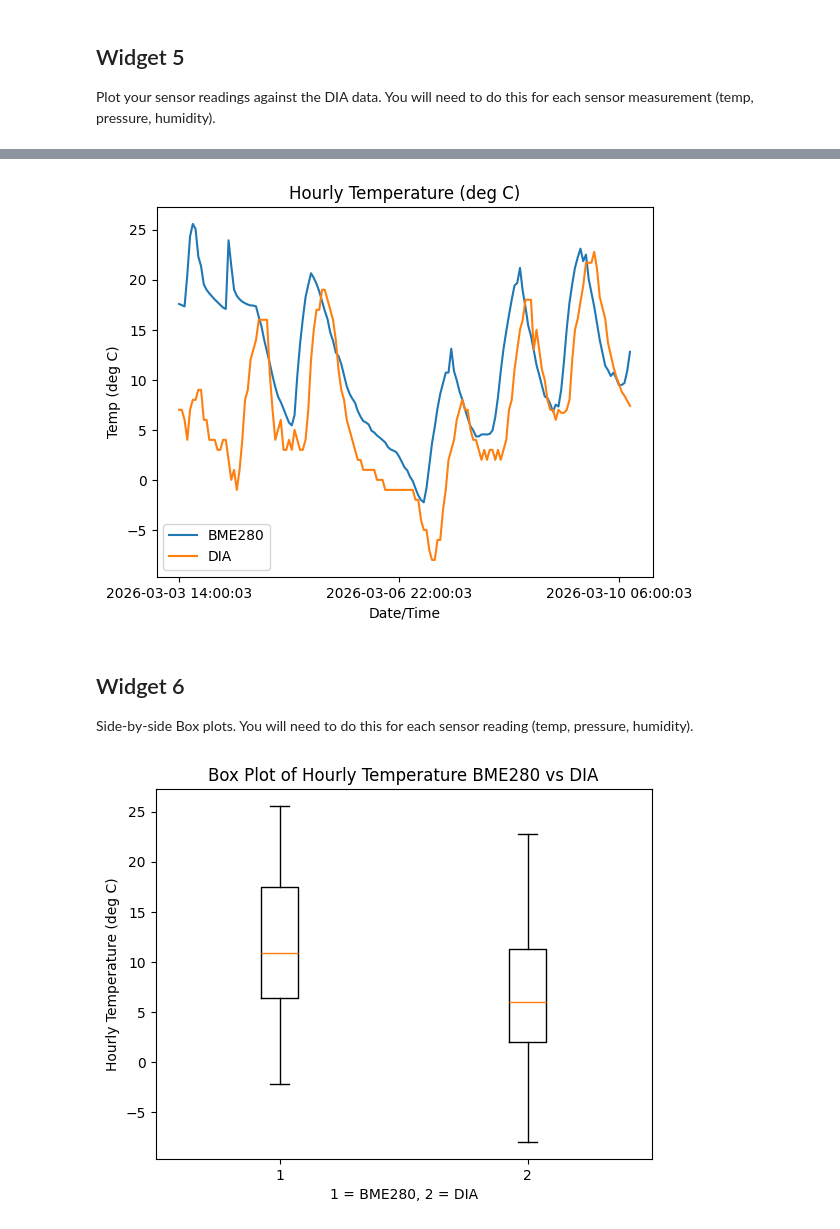
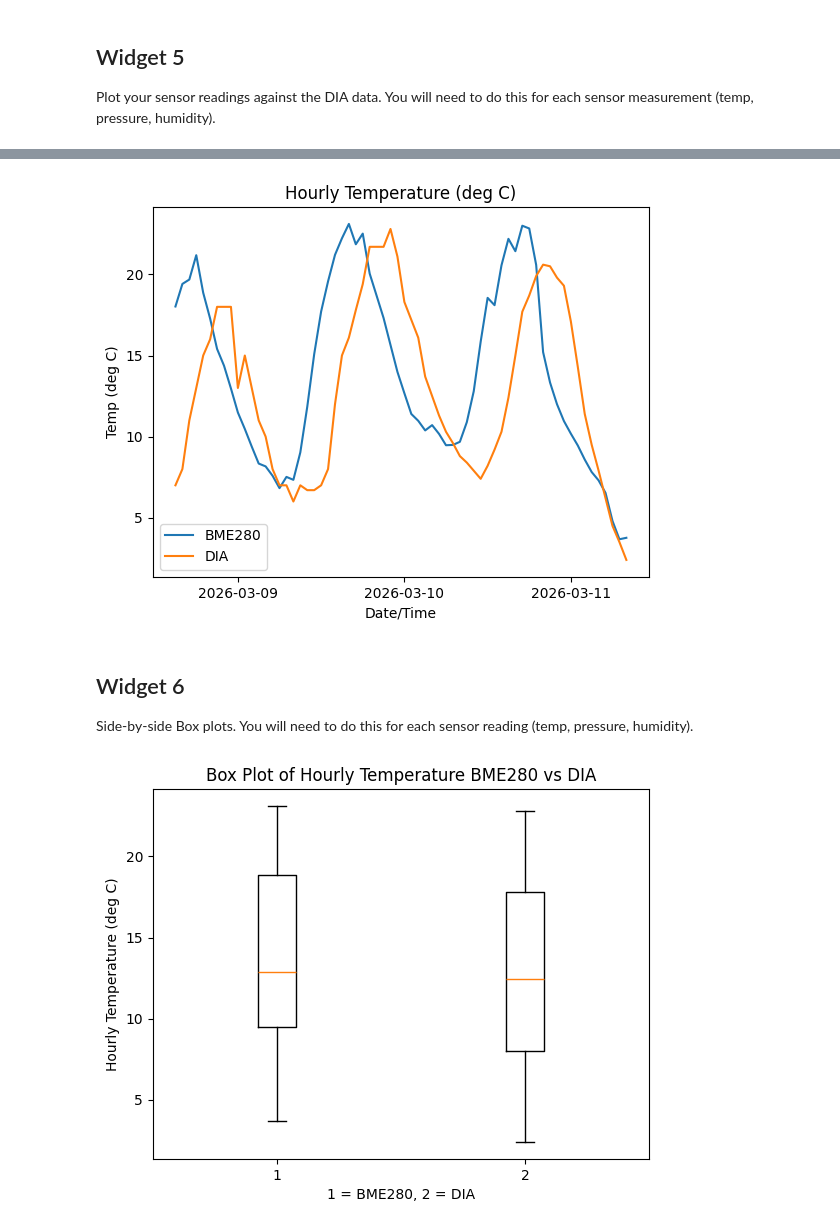
Before and after one commit to guyfrancis/dat1001, a Jupyter notebook: project1/Project1_Widgets.ipynb, the cells around one changed output, grey strips where cells are left out. Saved outputs shown, nothing was run; the diff lists cells and outputs as text; code cells hidden in the pictures.

```diff
--- a/project1/Project1_Widgets.ipynb
+++ b/project1/Project1_Widgets.ipynb
@@ -24,24 +24,23 @@ df.columns = ['Time', 'Temp (deg C)', 'Pressure (mbar)', 'Humidity (%)', 'Altitu
 # Drop altitude - we don't need it for this project
 df.drop(columns=['Altitude (m)'], inplace=True)
 
-# Get ride of decimal part of time - this level of detail is not needed
+# Get ride of decimal part of time and the seconds - this level of detail is not needed
 df['Time'] = df['Time'].str.split(".").str.get(0)
+df['Time'] = df['Time'].str[0:16]
 
-# Choose start and end indices (in case you want to discard some of the data at the start/end
-start_id = 1485
+# Choose start and end indices (in case you want to discard some of the data at the start/end)
+# Your should analyse and report on 2-5 days of continuous hourly data
+start_id = 1485 + 120
 end_id = len(df)
 
 
+# Copy the dataframe into a new dataframe called 'bme280' with the slice you are going to work with
+bme280 = df[start_id:end_id].copy()
+bme280.reset_index(drop=True, inplace=True)
 
-# Copy the dataframe into a new dataframe with the slice you are interested in
-hourly = df[start_id:end_id].copy()
-hourly.reset_index(drop=True, inplace=True)
+# Convert the 'Time' strings to dateime objects - if we do this consistently, it will be easily to plot and analyze our data
+bme280['Time'] = pd.to_datetime(bme280['Time'])
 
-# This is because my data crosses over the time change on 3/7 to 3/8. I interpolated for the missing hour
-# You probably don't need these two lines
-hourly=pd.concat([hourly[:108], hourly[108:109], hourly[108:]]).reset_index()
-hourly.loc[108, 'Time'] = "2026-03-08 02:00:03"
-
-# Check what we have in the DF
-hourly
+# Check contents of dataframe
+bme280
 # %% [output]
@@ -118,9 +119,8 @@ Data available from 1994-07-18 to 2026-03-17.
 Available parameters: [<Parameter.PRCP: 'prcp'>, <Parameter.PRES: 'pres'>, <Parameter.TEMP: 'temp'>, <Parameter.TMAX: 'tmax'>, <Parameter.TMIN: 'tmin'>, <Parameter.TXMN: 'txmn'>, <Parameter.TXMX: 'txm ...
 # %%
 # Set start and end dates to be start and end of your hourly sensor readings
-
-start= dt.datetime.strptime(hourly['Time'].iloc[0], "%Y-%m-%d %H:%M:%S")
-end = dt.datetime.strptime(hourly['Time'].iloc[-1], "%Y-%m-%d %H:%M:%S") + dt.timedelta(hours=1)
+start= bme280.loc[0, 'Time']
+end = bme280.loc[len(bme280)-1, 'Time']
 
 # Select Station - Use Denver International Airport as other stations may not have recent hourly data yet
 DIA_stn = ms.Station(id=station)
@@ -131,6 +131,11 @@ DIA_data = ms.hourly(DIA_stn, start, end)
 # Store data in pandas dataframes
 dia = DIA_data.fetch()
 dia = dia.reset_index()
-dia['time'] = dia['time'].astype('string')
+
+# Change datetime strings to datetime objects
+dia['time'] = pd.to_datetime(dia['time'])
+
+# Rename columns to be consistent with our bme280 dataframe
+dia.rename(columns={'time':'Time', 'temp':'Temp (deg C)', 'rhum':'Humidity (%)', 'pres':'Pressure (mbar)'}, inplace=True)
 dia
 # %% [output]
@@ -154,20 +168,21 @@ Plot your sensor readings against the DIA data. You will need to do this for eac
 # %%
 # Set up figure and axes using matplotlib.pyplot as plt
 fig, ax = plt.subplots()
 
-ax.plot(hourly['Time'], hourly['Temp (deg C)'], label='BME280')
-ax.plot(hourly['Time'], dia['temp'], label='DIA')
+ax.plot(bme280['Time'], bme280['Temp (deg C)'], label='BME280')
+ax.plot(dia['Time'], dia['Temp (deg C)'], label='DIA')
 ax.legend()
+
 # Set the maximum number of major ticks to 3 - adjust this number so that x axis labels don't overlap
 ax.xaxis.set_major_locator(MaxNLocator(3))
 
 # Set up title and axis labels and plot graph
 plt.title("Hourly Temperature (deg C)")
 plt.ylabel("Temp (deg C)")
 plt.xlabel("Date/Time")
 plt.show()
 # %% [output]
-[figure, old version]
+[figure, new version]
 # %% [markdown]
 ## Widget 6
 
@@ -176,14 +191,13 @@ Side-by-side Box plots. You will need to do this for each sensor reading (temp,
 # Create a combined plot for temperature for bme280 sensor and DIA
 fig, ax = plt.subplots()
 
-ax.boxplot([hourly['Temp (deg C)'], dia['temp']])
+ax.boxplot([bme280['Temp (deg C)'], dia['Temp (deg C)']])
 plt.xlabel("1 = BME280, 2 = DIA")
 plt.ylabel("Hourly Temperature (deg C)")
 plt.title("Box Plot of Hourly Temperature BME280 vs DIA")
-
 plt.show()
 # %% [output]
-[figure, old version]
+[figure, new version]
 # %% [markdown]
 ## Widget 7
 
```
Also changed, not shown: parts of 11 cells of this notebook, 1 other file.
